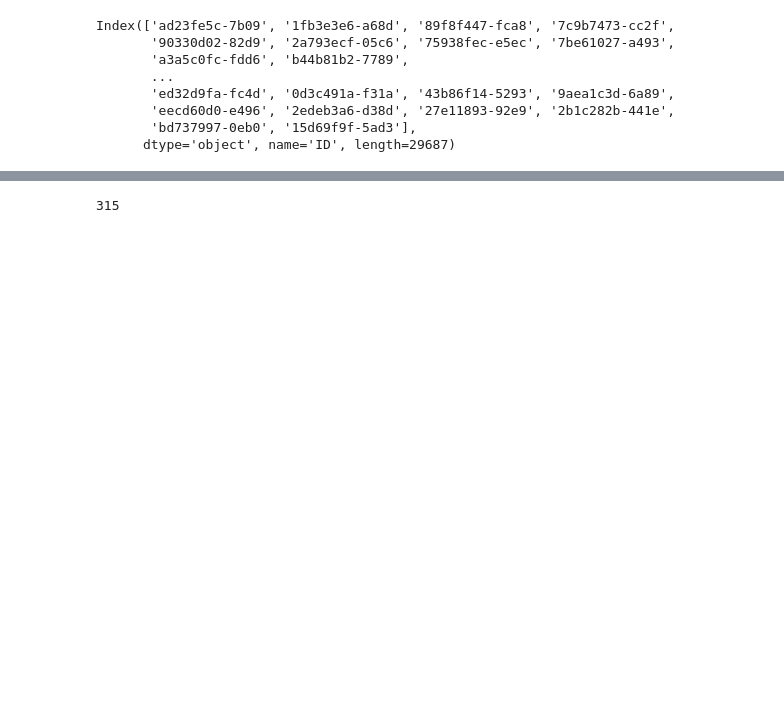
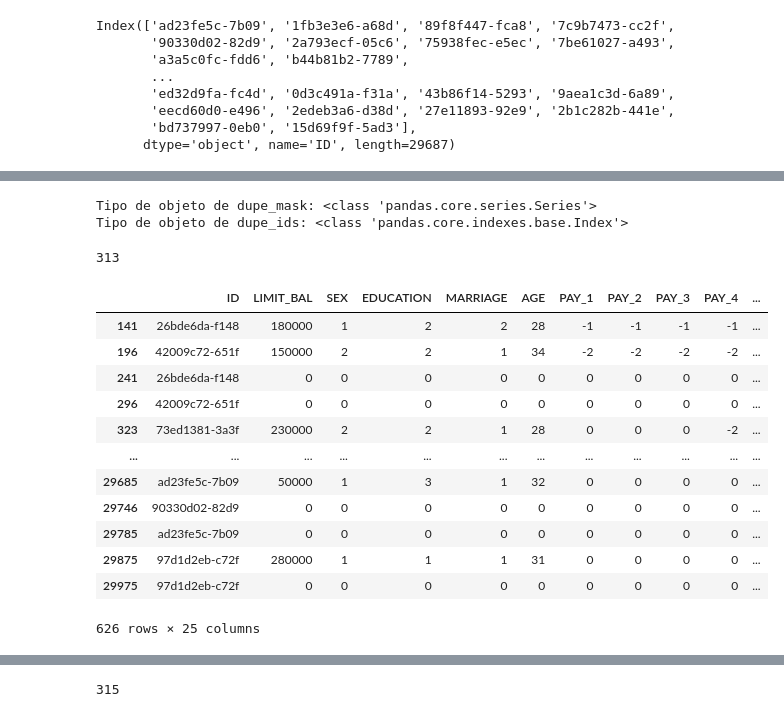
Before and after one commit to asMoises/proj_inadinplencia, a Jupyter notebook: notebooks/analise-inadimp.ipynb, the cells around one changed output, grey strips where cells are left out. Saved outputs shown, nothing was run; the diff lists cells and outputs as text; code cells hidden in the pictures; blank space fills up the shorter version.

Commit message:
Identificação e exclusão de IDs duplicados

```diff
--- a/notebooks/analise-inadimp.ipynb
+++ b/notebooks/analise-inadimp.ipynb
@@ -117,0 +114,13 @@ Name: count, dtype: bool
+# %%
+# dupe_mask é uma variável que vai guardar os dados da célula anterior
+dupe_mask = df['ID'].value_counts() == 2
+
+# Aqui apenas uma impressão do tamanho da série para conferir se estão todos os IDs da base. Mas não
+# os 30.000, apenas os IDs únicos (23.374 únicos e 313 que devem ser únicos, mas que ainda possuem cópias)
+print("Tamanho de dupe_mask:",len(dupe_mask))
+
+# Mostrando os 05 primeiros
+dupe_mask[:5]
+
+# A saída será uma série de IDs e seus respectivos valores
+# de True para duplicados e False para único
@@ -199,0 +168,42 @@ Length: 30000, dtype: bool
+# %%
+# Ainda sobre os tipos, veja dupe_mask e dupe_ids
+print('Tipo de objeto de dupe_mask:', type(dupe_mask))
+print('Tipo de objeto de dupe_ids:', type(dupe_ids))
+
+# dupe_mask é uma série vindo da filtragem do dataframe df['ID'].value_counts() == 2, que retorna apenas IDs duplicados
+# dupe_ids é um objeto criado a partir da série dupe_mask, ou seja, indexes apenas de IDs duplicados
+# %% [output]
+Tipo de objeto de dupe_mask: <class 'pandas.core.series.Series'>
+Tipo de objeto de dupe_ids: <class 'pandas.core.indexes.base.Index'>
+# %%
+# Convertendo o objeto dupe_ids de index para lista.
+dupe_ids = list(dupe_ids)
+
+# Veja que o tamanho dessa lista de IDs duplicados bate com a filtragem em id_counts.value_counts().
+# id_counts era uma série de ids duplicados mas não identificados ainda, agora temos uma lista de ids duplicados e identificados
+len(dupe_ids)
+# %% [output]
+313
+# %%
+# Selecionando linhas com IDs duplicados
+
+# Aqui eu seleciono apenas as linhas de IDs que são repetidas na lista dupe_ids usando o método isin()
+df.loc[df['ID'].isin(dupe_ids),:]
+
+# A saída não está ordenada
+
+# Observe que a saída serão 626 linhas, ou seja, 313 que devem ser transformados em únicos apagando suas 313 cópias.
+# %% [output]
+|  | ID | LIMIT_BAL | SEX | EDUCATION | MARRIAGE | AGE | PAY_1 | PAY_2 | PAY_3 | PAY_4 | ... |
+| 141 | 26bde6da-f148 | 180000 | 1 | 2 | 2 | 28 | -1 | -1 | -1 | -1 | ... |
+| 196 | 42009c72-651f | 150000 | 2 | 2 | 1 | 34 | -2 | -2 | -2 | -2 | ... |
+| 241 | 26bde6da-f148 | 0 | 0 | 0 | 0 | 0 | 0 | 0 | 0 | 0 | ... |
+| 296 | 42009c72-651f | 0 | 0 | 0 | 0 | 0 | 0 | 0 | 0 | 0 | ... |
+| 323 | 73ed1381-3a3f | 230000 | 2 | 2 | 1 | 28 | 0 | 0 | 0 | -2 | ... |
+| ... | ... | ... | ... | ... | ... | ... | ... | ... | ... | ... | ... |
+| 29685 | ad23fe5c-7b09 | 50000 | 1 | 3 | 1 | 32 | 0 | 0 | 0 | 0 | ... |
+| 29746 | 90330d02-82d9 | 0 | 0 | 0 | 0 | 0 | 0 | 0 | 0 | 0 | ... |
+| 29785 | ad23fe5c-7b09 | 0 | 0 | 0 | 0 | 0 | 0 | 0 | 0 | 0 | ... |
+| 29875 | 97d1d2eb-c72f | 280000 | 1 | 1 | 1 | 31 | 0 | 0 | 0 | 0 | ... |
+| 29975 | 97d1d2eb-c72f | 0 | 0 | 0 | 0 | 0 | 0 | 0 | 0 | 0 | ... |
+626 rows × 25 columns
```
Also changed, not shown: parts of 24 cells of this notebook.
